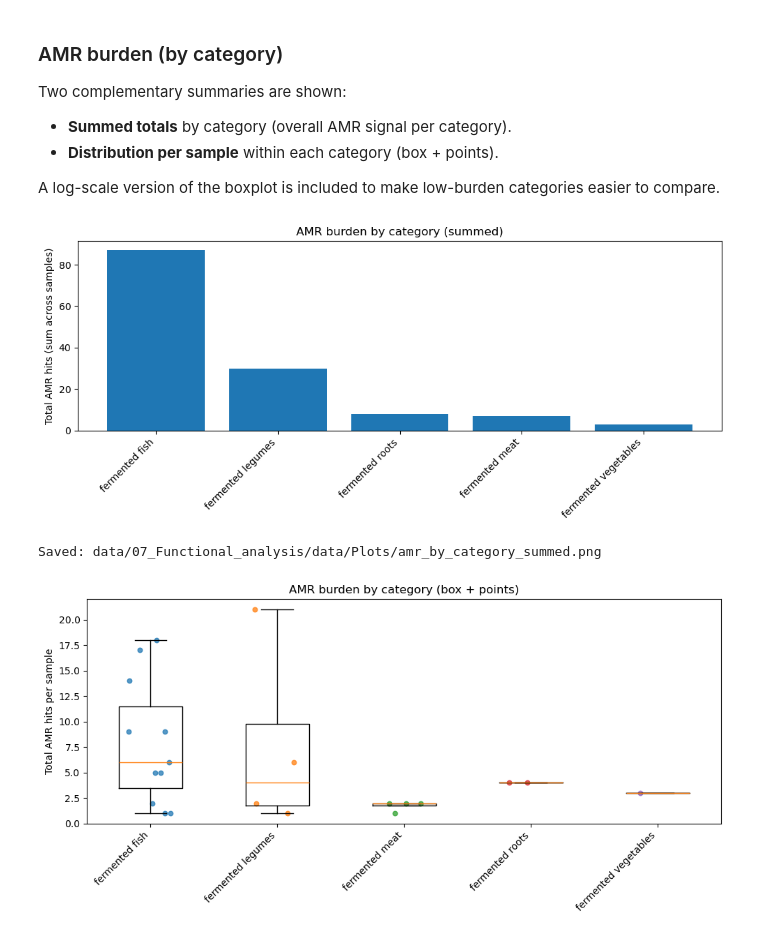
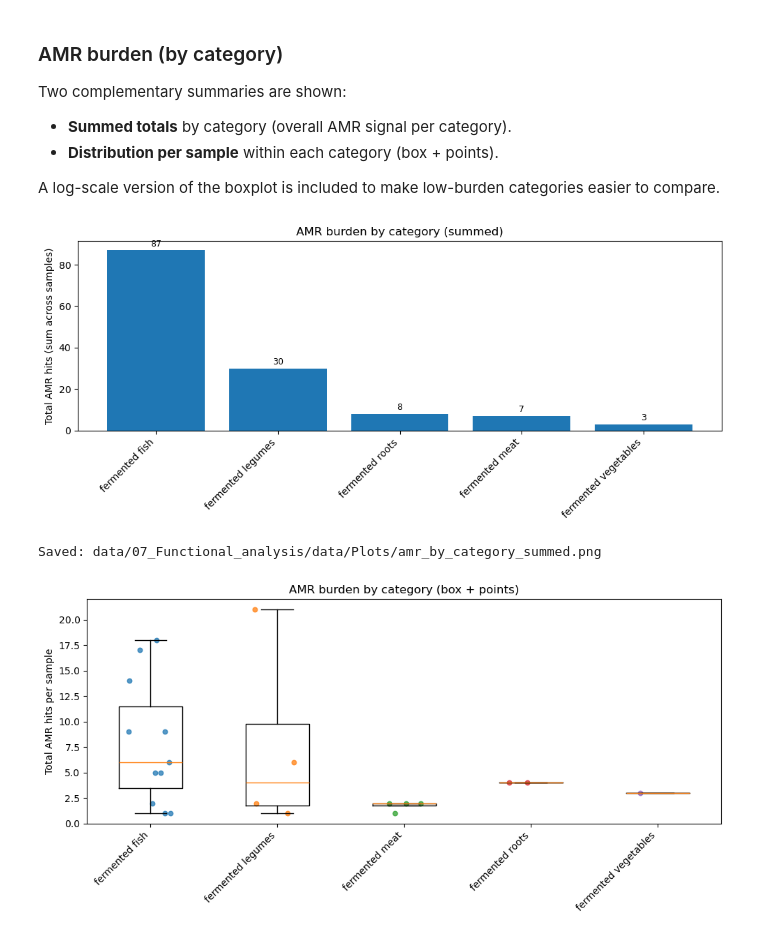
Before and after one commit to EneaMotta/Interplanetary_Microbiome, a Jupyter notebook: 07.1_Functional_annotation_plots.ipynb, the cells around one changed output. Saved outputs shown, nothing was run; the diff lists cells and outputs as text; code cells hidden in the pictures.

```diff
--- a/07.1_Functional_annotation_plots.ipynb
+++ b/07.1_Functional_annotation_plots.ipynb
@@ -1021,20 +1021,27 @@ A log-scale version of the boxplot is included to make low-burden categories eas
 # %%
 by_cat = amr_df.groupby("category")["amr_total"].sum().sort_values(ascending=False)
 
 fig, ax = plt.subplots(figsize=(10, 4.5))
 ax.bar(np.arange(len(by_cat)), by_cat.values)
 ax.set_xticks(np.arange(len(by_cat)))
 ax.set_xticklabels(by_cat.index, rotation=45, ha="right")
 ax.set_ylabel("Total AMR hits (sum across samples)")
 ax.set_title("AMR burden by category (summed)")
+
+# add value labels on top of bars
+ymax = by_cat.values.max() if len(by_cat) else 1
+ypad = 0.01 * (ymax if ymax > 0 else 1)
+for i, v in enumerate(by_cat.values):
+    ax.text(i, v + ypad, f"{int(v)}", ha="center", va="bottom", fontsize=9)
+
 fig.tight_layout()
 
 out = FIG_DIR / "amr_by_category_summed.png"
 fig.savefig(out, dpi=300, bbox_inches="tight")
 plt.show()
 print("Saved:", out)
 # %% [output]
-[figure, old version]
+[figure, new version]
 Saved: data/07_Functional_analysis/data/Plots/amr_by_category_summed.png
 # %%
 cats = [c for c in amr_df["category"].unique() if c != "NA"]
```
Also changed, not shown: parts of 9 cells of this notebook, 1 other file.
